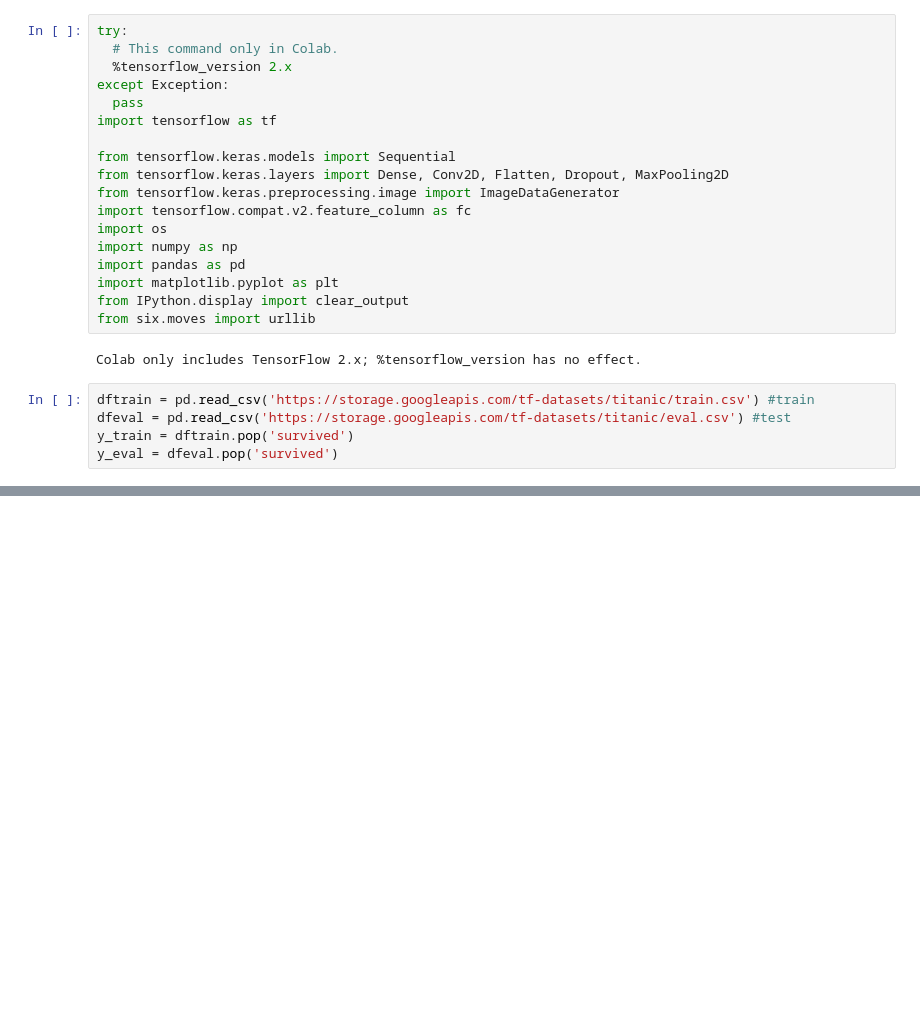
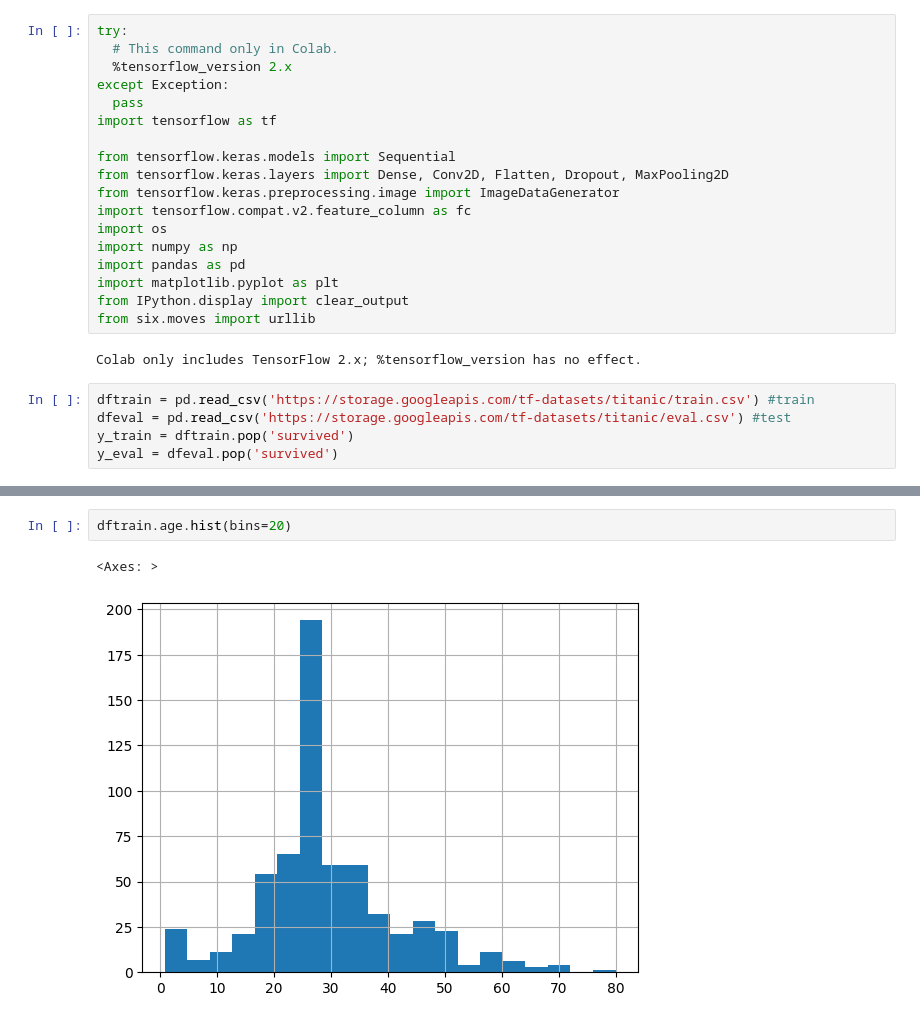
Before and after one commit to SohaibAShah/FCC_ML_Python, a Jupyter notebook: TitanicPreidiction.ipynb, the cells around one changed output, grey strips where cells are left out. Cells and saved outputs as stored; diff of their text form; blank space fills up the shorter version.

```diff
--- a/TitanicPreidiction.ipynb
+++ b/TitanicPreidiction.ipynb
@@ -27,0 +53,5 @@ y_eval = dfeval.pop('survived')
+# %%
+dftrain.age.hist(bins=20)
+# %% [output]
+<Axes: >
+[figure, added]
```
Also changed, not shown: parts of 4 cells of this notebook.
